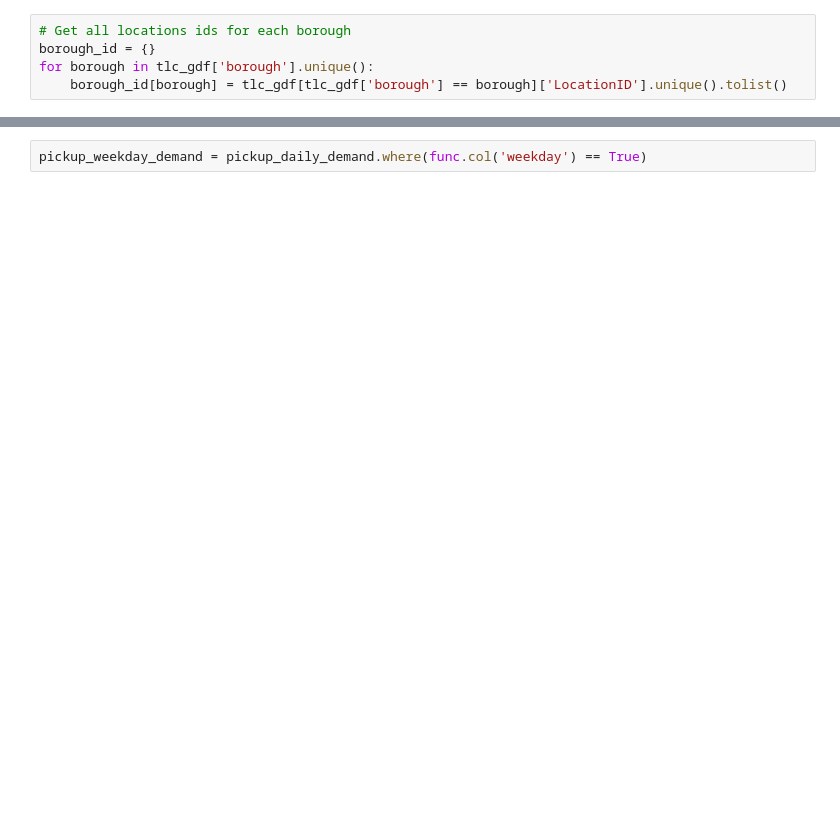
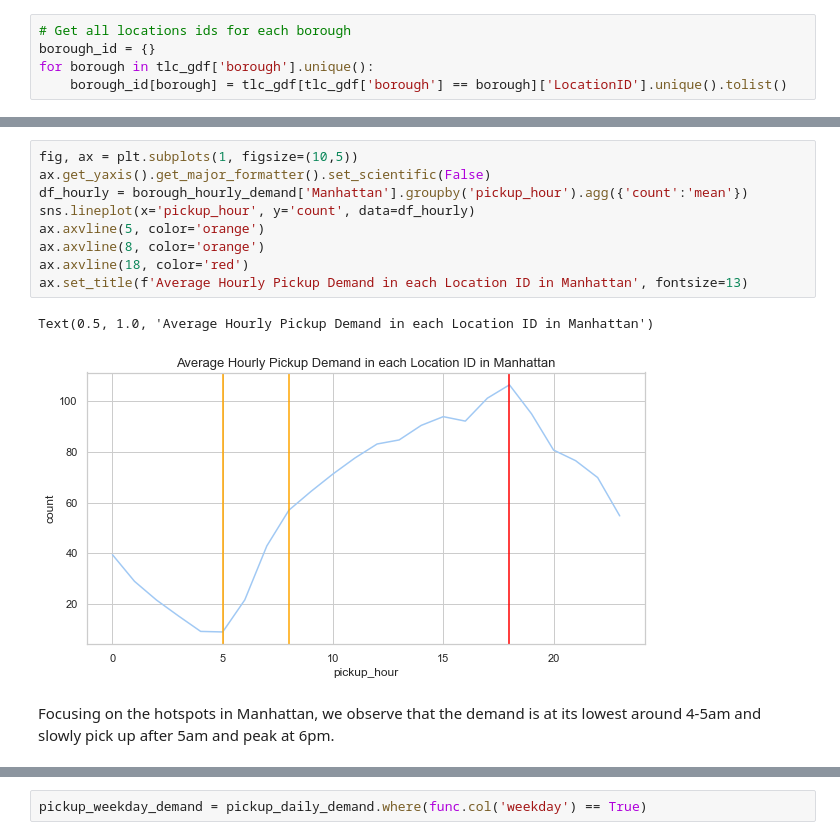
Before and after one commit to MuzhiRo/mast30034-project-1-olivertan1999, a Jupyter notebook: notebooks/EDA.ipynb, the cells around one changed output, grey strips where cells are left out. Cells and saved outputs as stored; diff of their text form; blank space fills up the shorter version.

```diff
--- a/notebooks/EDA.ipynb
+++ b/notebooks/EDA.ipynb
@@ -403,0 +288,14 @@ plt.tight_layout()
+# %%
+fig, ax = plt.subplots(1, figsize=(10,5))
+ax.get_yaxis().get_major_formatter().set_scientific(False)
+df_hourly = borough_hourly_demand['Manhattan'].groupby('pickup_hour').agg({'count':'mean'})
+sns.lineplot(x='pickup_hour', y='count', data=df_hourly)
+ax.axvline(5, color='orange')
+ax.axvline(8, color='orange')
+ax.axvline(18, color='red')
+ax.set_title(f'Average Hourly Pickup Demand in each Location ID in Manhattan', fontsize=13)
+# %% [output]
+Text(0.5, 1.0, 'Average Hourly Pickup Demand in each Location ID in Manhattan')
+[figure, added]
+# %% [markdown]
+Focusing on the hotspots in Manhattan, we observe that the demand is at its lowest around 4-5am and slowly pick up after 5am and peak at 6pm.
```
Also changed, not shown: parts of 36 cells of this notebook, 4 other files.
